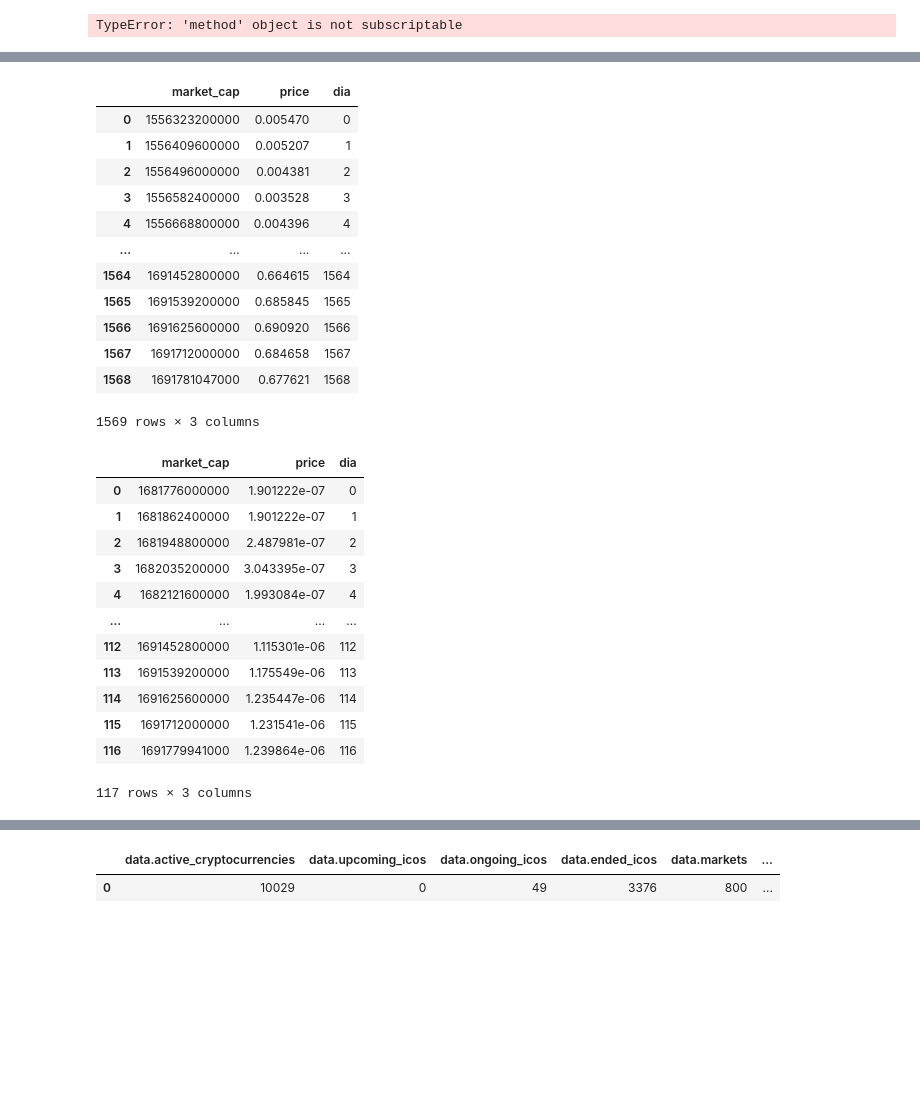
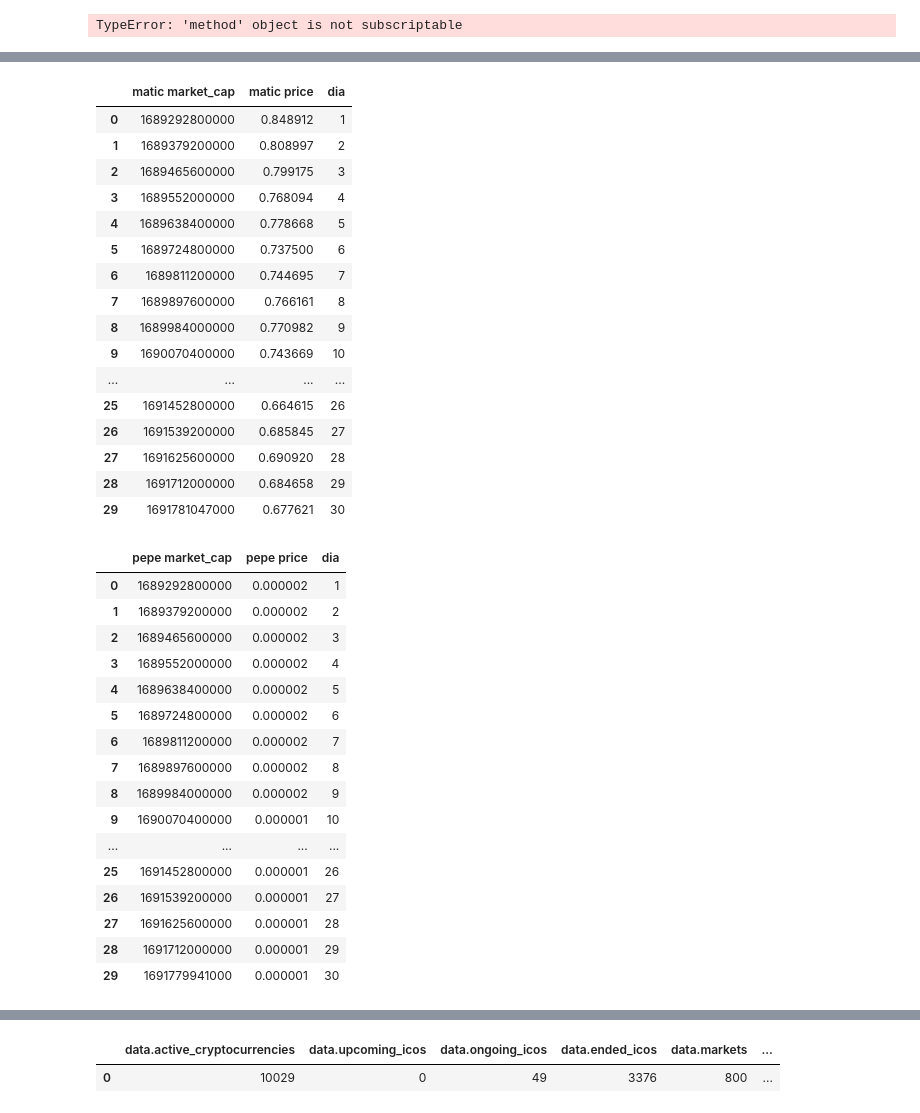
Before and after one commit to NahuVidales/CryptoDataAnalytics, a Jupyter notebook: ETL.ipynb, the cells around one changed output, grey strips where cells are left out. Drawn from its saved outputs; the diff is of its cells as text; code cells hidden in the pictures; blank space fills up the shorter version.

```diff
--- a/ETL.ipynb
+++ b/ETL.ipynb
@@ -610,54 +658,72 @@ matic = pd.json_normalize(matic_cap)
 
 # Convertir las listas anidadas en filas individuales para la columna 'prices'
 prices_data = matic_cap['prices']
-prices_df_matic = pd.DataFrame(prices_data, columns=['market_cap', 'price'])
+prices_df_matic = pd.DataFrame(prices_data, columns=['matic market_cap', 'matic price'])
 #Haremos una columna día número para poder hacer un plot de la evolución de los precios y esta será en función del índice de fila
 prices_df_matic['dia'] = prices_df_matic.index
-prices_df_matic
+#Dejamos las ultimas 30 filas
+prices_df_matic30 = prices_df_matic.tail(30)
+#Reseteamos los índices
+prices_df_matic30 = prices_df_matic30.reset_index(drop=True)
+prices_df_matic30['dia'] = prices_df_matic30.index + 1
+prices_df_matic30
 # %% [output]
-|  | market_cap | price | dia |
-| 0 | 1556323200000 | 0.005470 | 0 |
-| 1 | 1556409600000 | 0.005207 | 1 |
-| 2 | 1556496000000 | 0.004381 | 2 |
-| 3 | 1556582400000 | 0.003528 | 3 |
-| 4 | 1556668800000 | 0.004396 | 4 |
+|  | matic market_cap | matic price | dia |
+| 0 | 1689292800000 | 0.848912 | 1 |
+| 1 | 1689379200000 | 0.808997 | 2 |
+| 2 | 1689465600000 | 0.799175 | 3 |
+| 3 | 1689552000000 | 0.768094 | 4 |
+| 4 | 1689638400000 | 0.778668 | 5 |
+| 5 | 1689724800000 | 0.737500 | 6 |
+| 6 | 1689811200000 | 0.744695 | 7 |
+| 7 | 1689897600000 | 0.766161 | 8 |
+| 8 | 1689984000000 | 0.770982 | 9 |
+| 9 | 1690070400000 | 0.743669 | 10 |
 | ... | ... | ... | ... |
-| 1564 | 1691452800000 | 0.664615 | 1564 |
-| 1565 | 1691539200000 | 0.685845 | 1565 |
-| 1566 | 1691625600000 | 0.690920 | 1566 |
-| 1567 | 1691712000000 | 0.684658 | 1567 |
-| 1568 | 1691781047000 | 0.677621 | 1568 |
+| 25 | 1691452800000 | 0.664615 | 26 |
+| 26 | 1691539200000 | 0.685845 | 27 |
+| 27 | 1691625600000 | 0.690920 | 28 |
+| 28 | 1691712000000 | 0.684658 | 29 |
+| 29 | 1691781047000 | 0.677621 | 30 |
-1569 rows × 3 columns
 # %%
 with open(pepe_cap_json, 'r') as file:
     pepe_cap_content = file.read()
 
 # Convertir el JSON en un diccionario
 pepe_cap = json.loads(pepe_cap_content)
 
 # Normalize the JSON and create a DataFrame
 pepe = pd.json_normalize(pepe_cap)
 
 # Convertir las listas anidadas en filas individuales para la columna 'prices'
 prices_data = pepe_cap['prices']
-prices_df_pepe = pd.DataFrame(prices_data, columns=['market_cap', 'price'])
+prices_df_pepe = pd.DataFrame(prices_data, columns=['pepe market_cap', 'pepe price'])
 # Haremos una columna día número para poder hacer un plot de la evolución de los precios y esta será en función del índice de fila
 prices_df_pepe['dia'] = prices_df_pepe.index
-prices_df_pepe
+#Nos quedamos con los ultimos 30 dias
+prices_df_pepe30 = prices_df_pepe.tail(30)
+#reseteamos el indice a 0
+prices_df_pepe30 = prices_df_pepe30.reset_index(drop=True)
+prices_df_pepe30['dia'] = prices_df_pepe30.index + 1
+prices_df_pepe30
 # %% [output]
-|  | market_cap | price | dia |
-| 0 | 1681776000000 | 1.901222e-07 | 0 |
-| 1 | 1681862400000 | 1.901222e-07 | 1 |
-| 2 | 1681948800000 | 2.487981e-07 | 2 |
-| 3 | 1682035200000 | 3.043395e-07 | 3 |
-| 4 | 1682121600000 | 1.993084e-07 | 4 |
+|  | pepe market_cap | pepe price | dia |
+| 0 | 1689292800000 | 0.000002 | 1 |
+| 1 | 1689379200000 | 0.000002 | 2 |
+| 2 | 1689465600000 | 0.000002 | 3 |
+| 3 | 1689552000000 | 0.000002 | 4 |
+| 4 | 1689638400000 | 0.000002 | 5 |
+| 5 | 1689724800000 | 0.000002 | 6 |
+| 6 | 1689811200000 | 0.000002 | 7 |
+| 7 | 1689897600000 | 0.000002 | 8 |
+| 8 | 1689984000000 | 0.000002 | 9 |
+| 9 | 1690070400000 | 0.000001 | 10 |
 | ... | ... | ... | ... |
-| 112 | 1691452800000 | 1.115301e-06 | 112 |
-| 113 | 1691539200000 | 1.175549e-06 | 113 |
-| 114 | 1691625600000 | 1.235447e-06 | 114 |
-| 115 | 1691712000000 | 1.231541e-06 | 115 |
-| 116 | 1691779941000 | 1.239864e-06 | 116 |
+| 25 | 1691452800000 | 0.000001 | 26 |
+| 26 | 1691539200000 | 0.000001 | 27 |
+| 27 | 1691625600000 | 0.000001 | 28 |
+| 28 | 1691712000000 | 0.000001 | 29 |
+| 29 | 1691779941000 | 0.000001 | 30 |
-117 rows × 3 columns
 # %%
 with open(usdt_cap_json, 'r') as file:
     usdt_cap_content = file.read()
```
Also changed, not shown: parts of 10 cells of this notebook, 12 other files.
